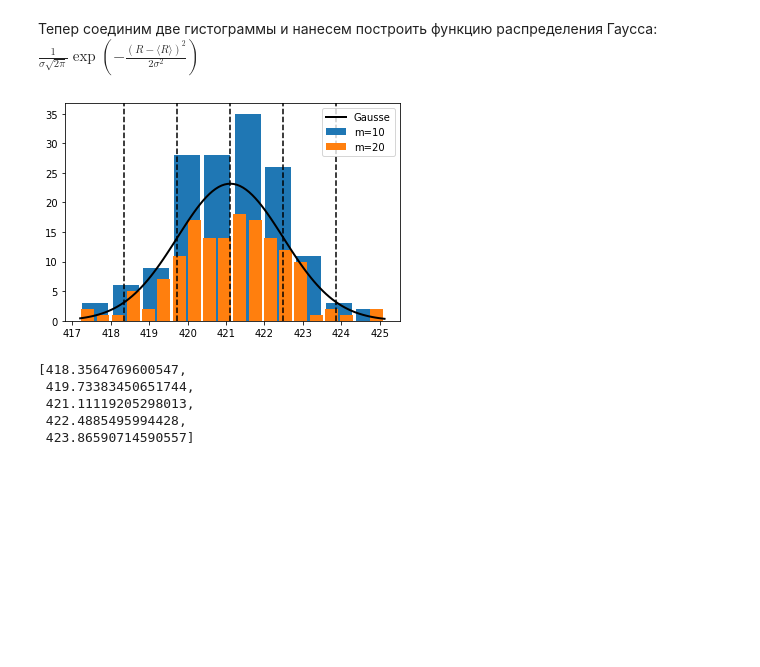
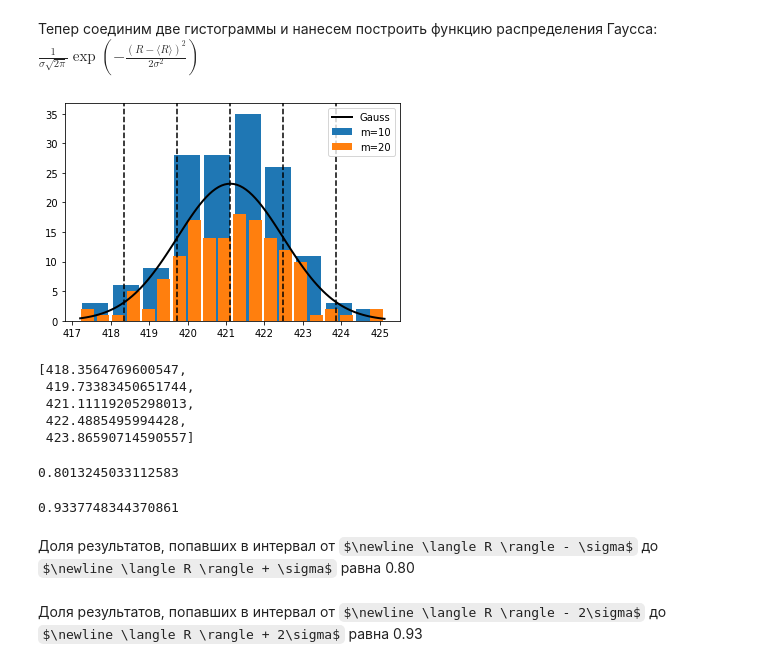
Before and after one commit to tigleonid/HSE_physlabs_2021, a Jupyter notebook: lab_2/Статистическая обработка результатов многократных измерений.ipynb, the cells around one changed output. Cells and saved outputs as stored; diff of their text form; code cells hidden in the pictures; some formulas as TeX source; blank space fills up the shorter version.

```diff
--- a/lab_2/Статистическая обработка результатов многократных измерений.ipynb
+++ b/lab_2/Статистическая обработка результатов многократных измерений.ipynb
@@ -82,16 +82,16 @@ $\frac{1}{\sigma\sqrt{2\pi}}
 # %%
 plt.hist(df, bins=10, label="m=10", rwidth=0.85)
 plt.hist(df, bins=20, label="m=20",rwidth=0.85)
 rv = norm(mean_r,sigma)
 x = np.linspace(df.min(),df.max(), 100)
-plt.plot(x, 80*rv.pdf(x), 'k', lw=2, label='Gausse')
+plt.plot(x, 80*rv.pdf(x), 'k', lw=2, label='Gauss')
 xposition = [mean_r - 2*sigma, mean_r - sigma, mean_r, mean_r + sigma, mean_r + 2*sigma]
 for xc in xposition:
     plt.axvline(x=xc, color='k', linestyle='--')
 plt.legend()
 plt.show()
 # %% [output]
-[figure, old version]
+[figure, new version]
 # %%
 xposition
 # %% [output]
@@ -100,3 +100,25 @@ xposition
  421.11119205298013,
  422.4885495994428,
  423.86590714590557]
+# %%
+count = 0
+for index, row in df.iterrows():
+    if (int(row['R']) > mean_r - sigma and int(row['R'] > mean_r) + sigma):
+        count += 1
+count/151
+# %% [output]
+0.8013245033112583
+# %%
+count = 0
+for index, row in df.iterrows():
+    if (int(row['R']) > mean_r - 2*sigma and int(row['R'] > 2*mean_r) + sigma):
+        count += 1
+count/151
+# %% [output]
+0.9337748344370861
+# %% [markdown]
+Доля результатов, попавших в интервал от
+$\newline \langle R \rangle - \sigma$ до $\newline \langle R \rangle + \sigma$ равна 0.80
+# %% [markdown]
+Доля результатов, попавших в интервал от
+$\newline \langle R \rangle - 2\sigma$ до $\newline \langle R \rangle + 2\sigma$ равна 0.93
```
Also changed, not shown: parts of 5 cells of this notebook, 1 other file.
